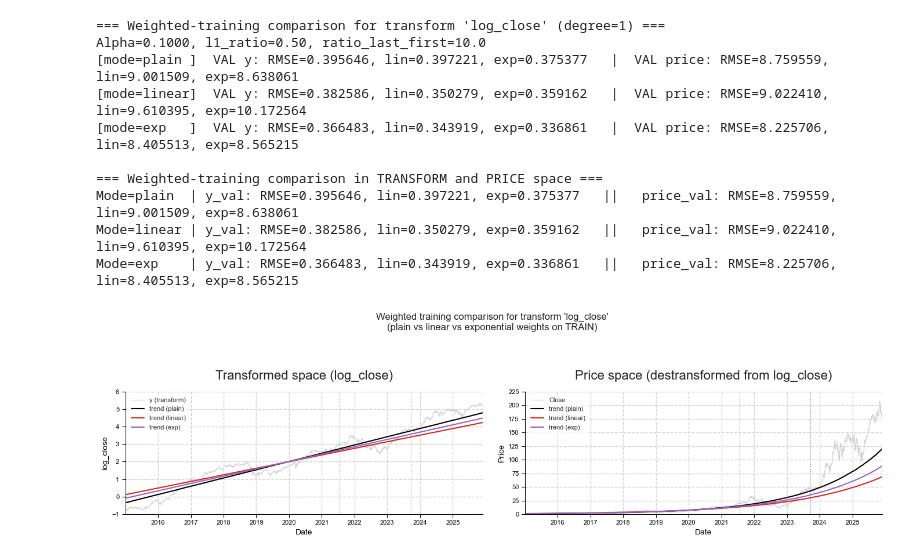
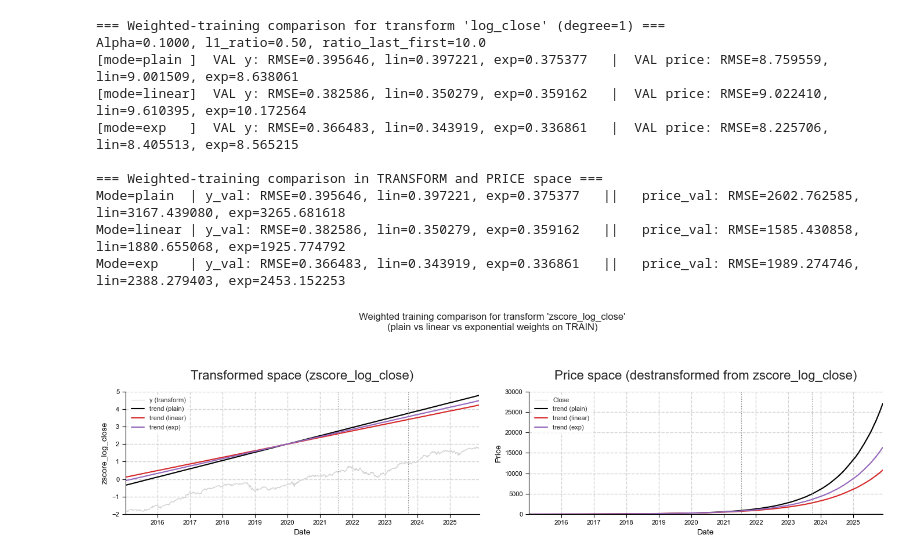
Before and after one commit to heritaco/Estimacion-de-Tendencia, a Jupyter notebook: notebooks/103 different weighted/tour copy.ipynb, the cells around one changed output. Cells and saved outputs as stored; diff of their text form; code cells hidden in the pictures.

```diff
--- a/notebooks/103 different weighted/tour copy.ipynb
+++ b/notebooks/103 different weighted/tour copy.ipynb
@@ -254,40 +254,40 @@ for mode, metrics_y in wt_results.items():
     price_metrics = compute_price_space_metrics_for_model(
         df=df_wt,
         model=wt_models[mode],
-        transform_name="log_close",
+        transform_name="zscore_log_close",
         train_frac=0.6,
         val_frac=0.2,
         ratio_last_first=10.0,
     )
     m_p_val = price_metrics["val"]
 
     print(
         f"Mode={mode:6s} | "
         f"y_val: RMSE={m_y_val['rmse']:.6f}, "
         f"lin={m_y_val['rmse_w_linear']:.6f}, "
         f"exp={m_y_val['rmse_w_exp']:.6f}   ||   "
         f"price_val: RMSE={m_p_val['rmse']:.6f}, "
         f"lin={m_p_val['rmse_w_linear']:.6f}, "
         f"exp={m_p_val['rmse_w_exp']:.6f}"
     )
 
 # 4B) Plot the three training schemes together (transform + price panels)
 plot_weighted_training_comparison(
     df=df_wt,
     models_by_mode=wt_models,
-    transform_name="log_close",
+    transform_name="zscore_log_close",
     train_frac=0.6,
     val_frac=0.2,
 )
 # %% [output]
 === Weighted-training comparison for transform 'log_close' (degree=1) ===
 Alpha=0.1000, l1_ratio=0.50, ratio_last_first=10.0
 [mode=plain ]  VAL y: RMSE=0.395646, lin=0.397221, exp=0.375377   |  VAL price: RMSE=8.759559, lin=9.001509, exp=8.638061
 [mode=linear]  VAL y: RMSE=0.382586, lin=0.350279, exp=0.359162   |  VAL price: RMSE=9.022410, lin=9.610395, exp=10.172564
 [mode=exp   ]  VAL y: RMSE=0.366483, lin=0.343919, exp=0.336861   |  VAL price: RMSE=8.225706, lin=8.405513, exp=8.565215
 
 === Weighted-training comparison in TRANSFORM and PRICE space ===
-Mode=plain  | y_val: RMSE=0.395646, lin=0.397221, exp=0.375377   ||   price_val: RMSE=8.759559, lin=9.001509, exp=8.638061
-Mode=linear | y_val: RMSE=0.382586, lin=0.350279, exp=0.359162   ||   price_val: RMSE=9.022410, lin=9.610395, exp=10.172564
-Mode=exp    | y_val: RMSE=0.366483, lin=0.343919, exp=0.336861   ||   price_val: RMSE=8.225706, lin=8.405513, exp=8.565215
+Mode=plain  | y_val: RMSE=0.395646, lin=0.397221, exp=0.375377   ||   price_val: RMSE=2602.762585, lin=3167.439080, exp=3265.681618
+Mode=linear | y_val: RMSE=0.382586, lin=0.350279, exp=0.359162   ||   price_val: RMSE=1585.430858, lin=1880.655068, exp=1925.774792
+Mode=exp    | y_val: RMSE=0.366483, lin=0.343919, exp=0.336861   ||   price_val: RMSE=1989.274746, lin=2388.279403, exp=2453.152253
-[figure, old version]
+[figure, new version]
```
Also changed, not shown: parts of 10 cells of this notebook, 16 other files.
